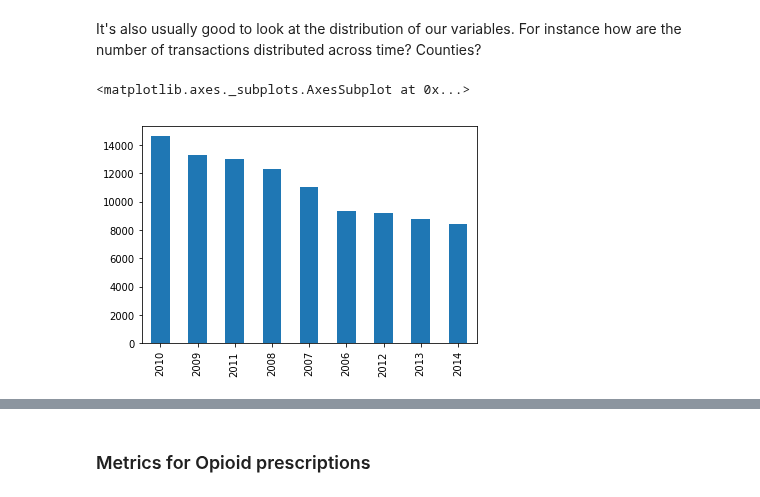
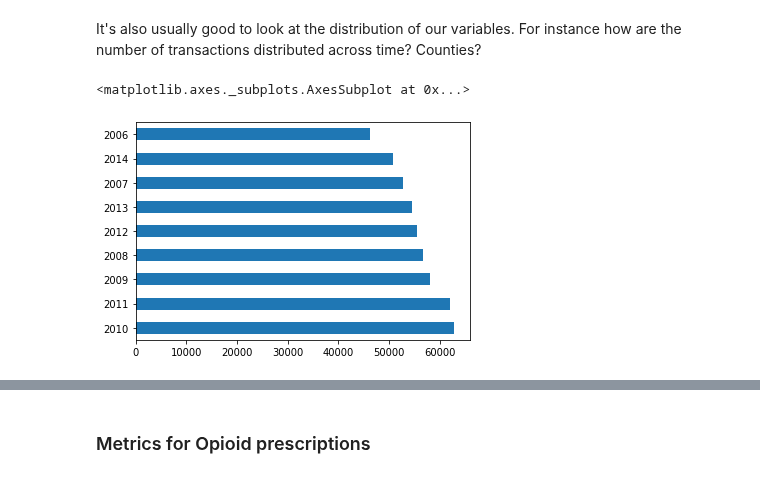
Before and after one commit to jessicambs/hacknights, a Jupyter notebook: opioid-analytics/01_opioid-distribution-prescription-patterns.ipynb, the cells around one changed output, grey strips where cells are left out. Cells and saved outputs as stored; diff of their text form; code cells hidden in the pictures.

Commit message:
Add other data sources

```diff
--- a/opioid-analytics/01_opioid-distribution-prescription-patterns.ipynb
+++ b/opioid-analytics/01_opioid-distribution-prescription-patterns.ipynb
@@ -80,9 +82,9 @@ import numpy as np
 import pandas as pd
 import matplotlib.pyplot as plt
 # %%
-chunksize = 100000
-#for chunk in (pd.read_csv('data/arcos-ny-statewide-itemized.csv', chunksize=chunksize)):
-for chunk in (pd.read_csv('data/opioid_data/arcos-ny-statewide-itemized_sample.csv', chunksize=chunksize)):
+chunksize = 500000
+for chunk in (pd.read_csv('data/arcos-ny-statewide-itemized.csv', chunksize=chunksize)):
+# for chunk in (pd.read_csv('data/opioid_data/arcos-ny-statewide-itemized_sample.csv', chunksize=chunksize)):
     print(chunk.shape)
     display(chunk.head())
     print(chunk.columns)
@@ -215,7 +216,7 @@ It's also usually good to look at the distribution of our variables. For instanc
 # %%
 # Distribution of transactions across time
 
-arcos['TRANSACTION_YEAR'].value_counts().plot.bar()
+arcos['TRANSACTION_YEAR'].value_counts().plot.barh()
 # %% [output]
 <matplotlib.axes._subplots.AxesSubplot at 0x...>
-[figure, old version]
+[figure, new version]
```
Also changed, not shown: parts of 17 cells of this notebook.
